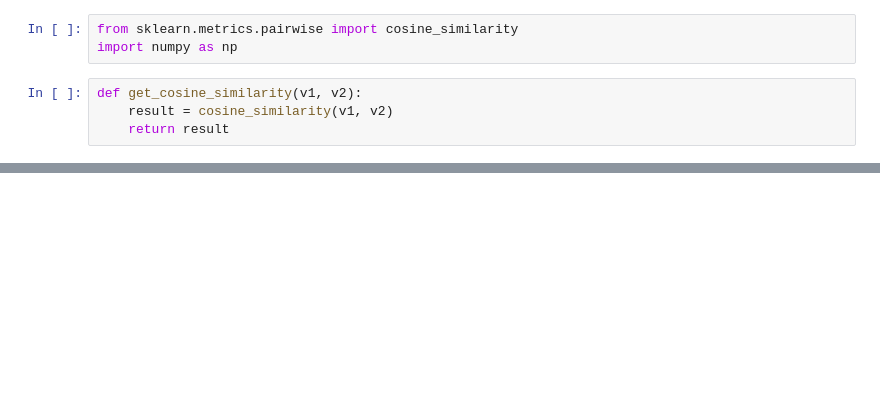
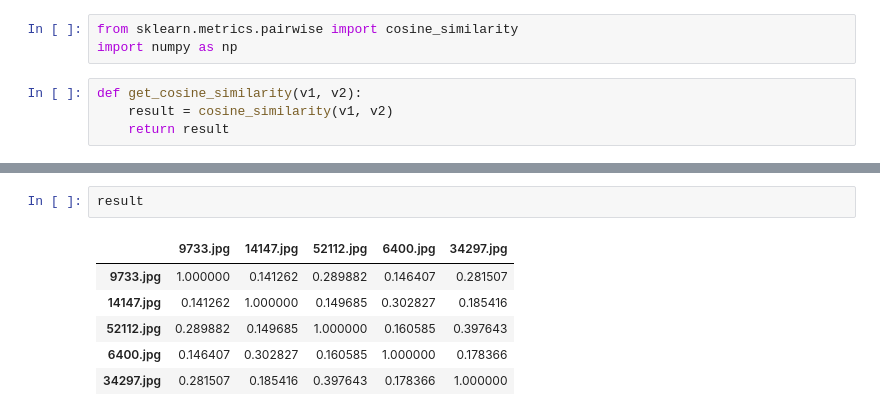
Before and after one commit to Sukhrobjon/recommender-system-based-on-pictures, a Jupyter notebook: vgg_learning.ipynb, the cells around one changed output, grey strips where cells are left out. Drawn from its saved outputs; the diff is of its cells as text; blank space fills up the shorter version.

```diff
--- a/vgg_learning.ipynb
+++ b/vgg_learning.ipynb
@@ -127,0 +366,9 @@ def list_of_vgg_features(size_of_file):
+# %%
+result
+# %% [output]
+|  | 9733.jpg | 14147.jpg | 52112.jpg | 6400.jpg | 34297.jpg |
+| 9733.jpg | 1.000000 | 0.141262 | 0.289882 | 0.146407 | 0.281507 |
+| 14147.jpg | 0.141262 | 1.000000 | 0.149685 | 0.302827 | 0.185416 |
+| 52112.jpg | 0.289882 | 0.149685 | 1.000000 | 0.160585 | 0.397643 |
+| 6400.jpg | 0.146407 | 0.302827 | 0.160585 | 1.000000 | 0.178366 |
+| 34297.jpg | 0.281507 | 0.185416 | 0.397643 | 0.178366 | 1.000000 |
```
Also changed, not shown: parts of 33 cells of this notebook, 3 other files.
